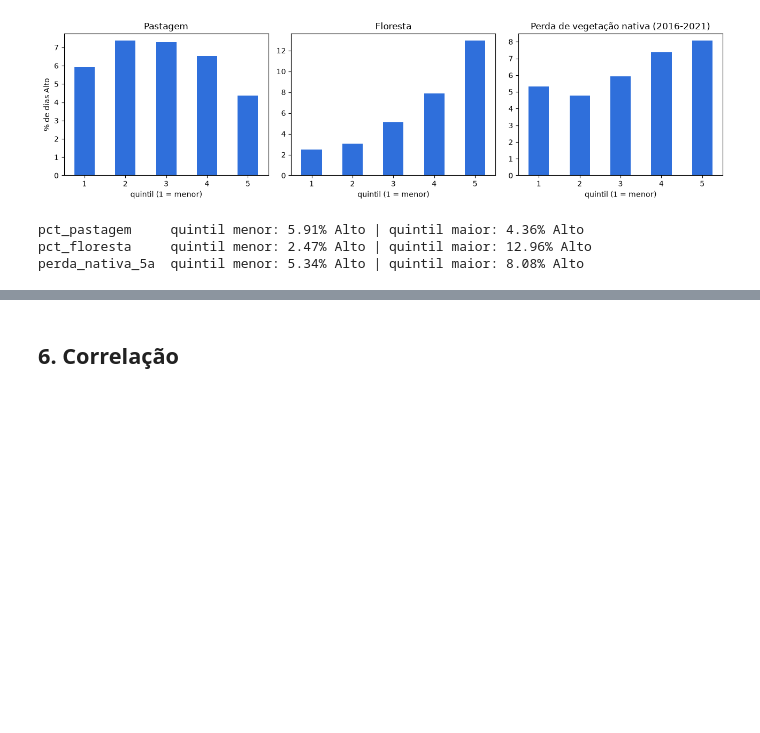
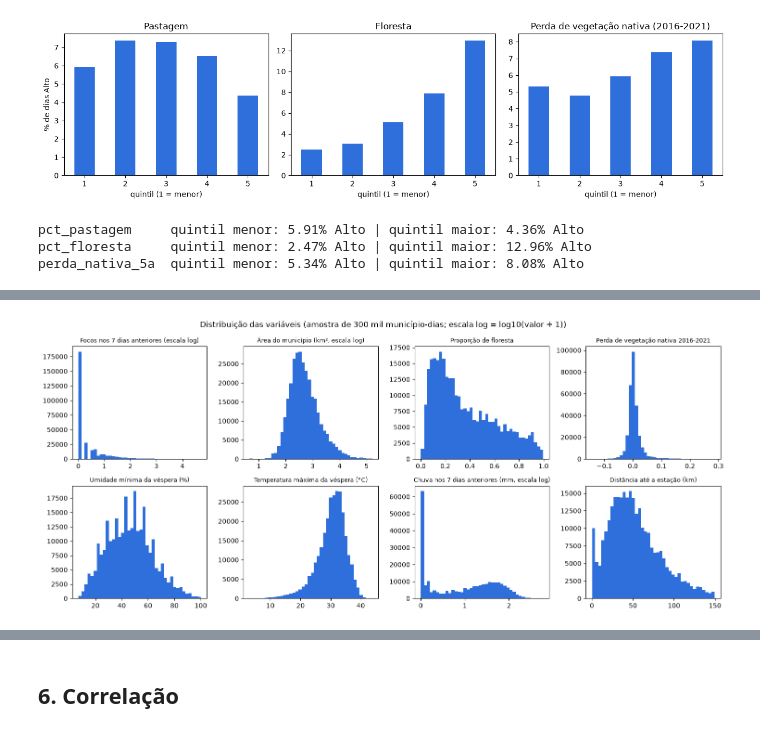
Before and after one commit to heliogil/risco-incendio-municipio, a Jupyter notebook: 01_eda.ipynb, the cells around one changed output, grey strips where cells are left out. Cells and saved outputs as stored; diff of their text form; code cells hidden in the pictures; blank space fills up the shorter version.

```diff
--- a/01_eda.ipynb
+++ b/01_eda.ipynb
@@ -635,0 +866,22 @@ O uso do solo carrega informação mesmo sendo de 2021.
+# %%
+amostra_var = q('''
+    SELECT focos_7d, area_km2, pct_floresta, perda_nativa_5a, umidade_min_ontem, temp_max_ontem, chuva_7d,
+           distancia_estacao_km
+    FROM grade USING SAMPLE 300000 ROWS (reservoir, 12345)
+''')
+titulos = {'focos_7d': 'Focos nos 7 dias anteriores (escala log)', 'area_km2': 'Área do município (km², escala log)',
+           'pct_floresta': 'Proporção de floresta', 'perda_nativa_5a': 'Perda de vegetação nativa 2016-2021',
+           'umidade_min_ontem': 'Umidade mínima da véspera (%)', 'temp_max_ontem': 'Temperatura máxima da véspera (°C)',
+           'chuva_7d': 'Chuva nos 7 dias anteriores (mm, escala log)', 'distancia_estacao_km': 'Distância até a estação (km)'}
+fig, eixos = plt.subplots(2, 4, figsize=(15, 6.5))
+for eixo, (coluna, titulo) in zip(eixos.flat, titulos.items()):
+    valores = amostra_var[coluna].dropna()
+    if 'log' in titulo:
+        valores = np.log10(valores + 1)
+    eixo.hist(valores, bins=40, color=AZUL)
+    eixo.set_title(titulo, fontsize=9)
+plt.suptitle('Distribuição das variáveis (amostra de 300 mil município-dias; escala log = log10(valor + 1))')
+plt.tight_layout()
+plt.show()
+# %% [output]
+[figure, added]
```
Also changed, not shown: parts of 43 cells of this notebook, 7 other files.
